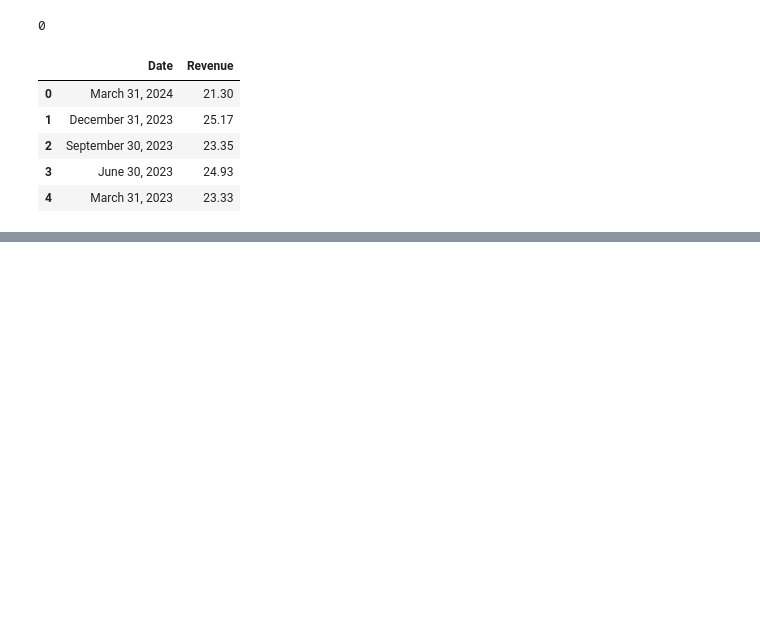
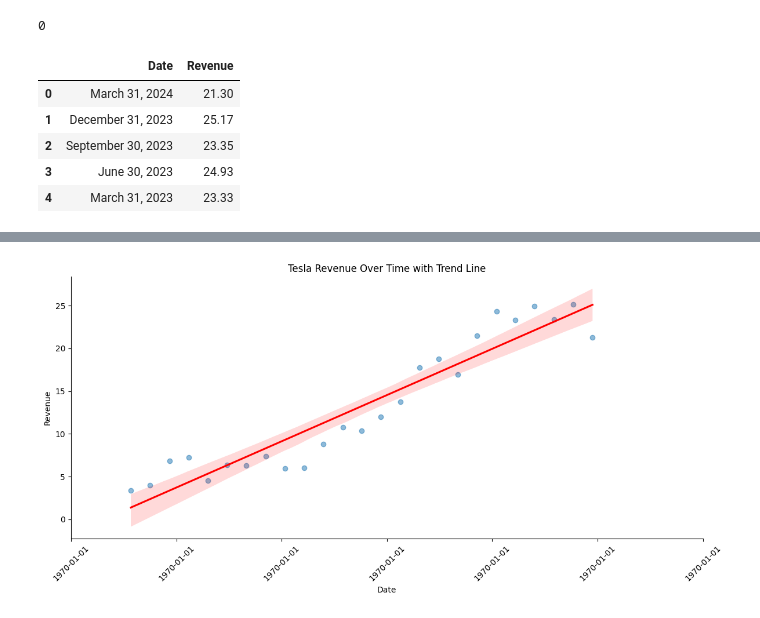
Before and after one commit to mgnorero/web-scraping-project-tutorial, a Jupyter notebook: src/explore.es.ipynb, the cells around one changed output, grey strips where cells are left out. Cells and saved outputs as stored; diff of their text form; code cells hidden in the pictures; blank space fills up the shorter version.

```diff
--- a/src/explore.es.ipynb
+++ b/src/explore.es.ipynb
@@ -98,0 +152,20 @@ tesla_df.head()
+# %%
+#Diagrama de Dispersión con Líneas de Tendencia
+
+# Convertir fechas a números ordinales
+tesla_df["Date_ordinal"] = tesla_df["Date"].apply(lambda x: x.toordinal())
+
+# Gráfico de dispersión con línea de tendencia
+sns.lmplot(x="Date_ordinal", y="Revenue", data=tesla_df, aspect=2, height=6, line_kws={'color': 'red'}, scatter_kws={'alpha':0.5})
+plt.title("Tesla Revenue Over Time with Trend Line")
+plt.xlabel("Date")
+plt.ylabel("Revenue")
+
+# Convertir las etiquetas x a fechas
+locs, labels = plt.xticks()
+plt.xticks(locs, [pd.to_datetime(int(label)).strftime('%Y-%m-%d') for label in locs], rotation=45)
+
+plt.tight_layout()
+plt.show()
+# %% [output]
+[figure, added]
```
Also changed, not shown: parts of 4 cells of this notebook, 1 other file.
